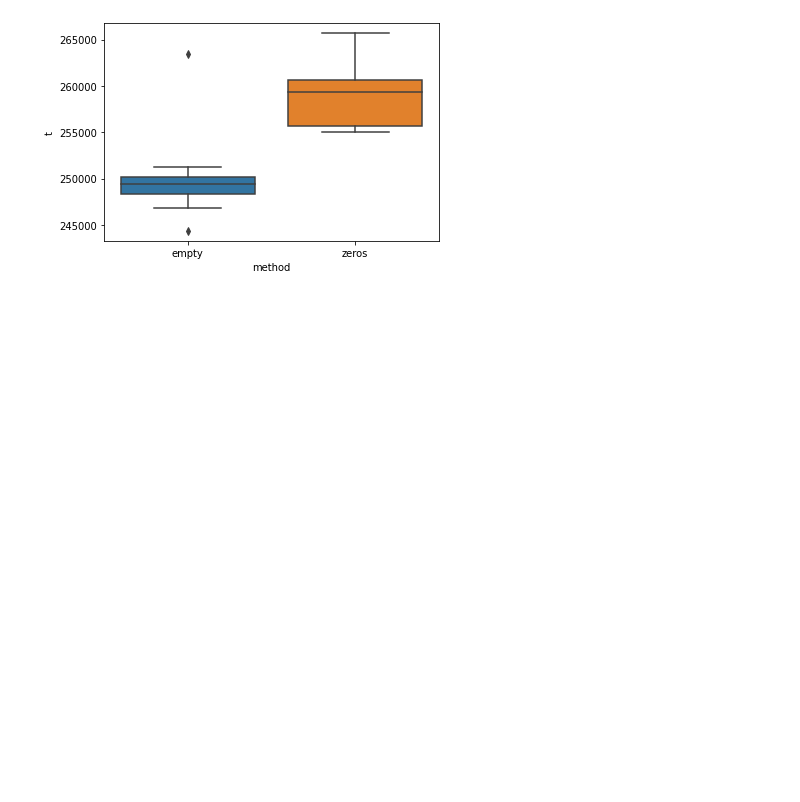
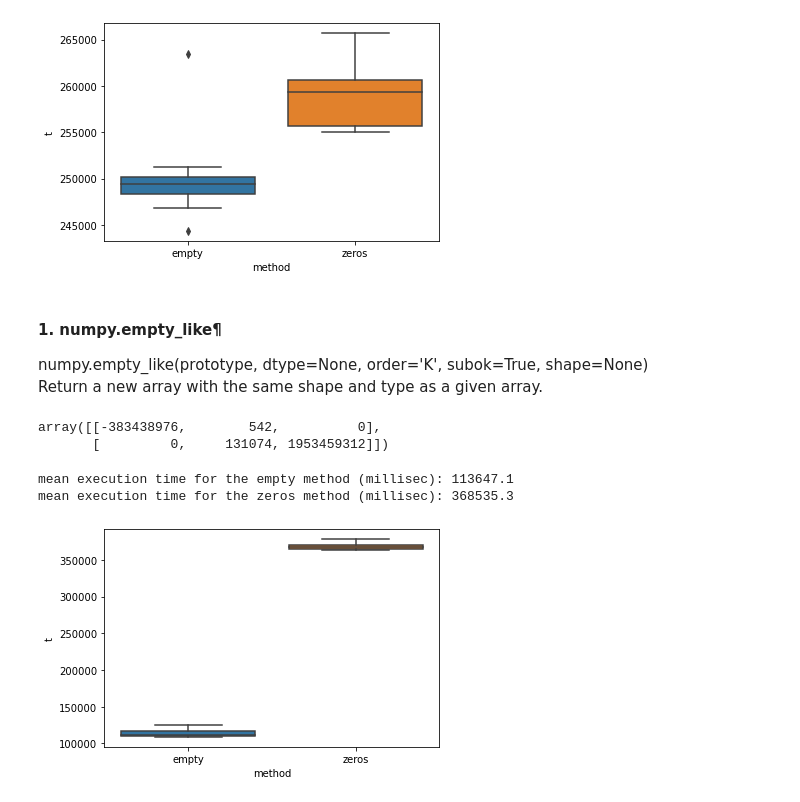
Before and after one commit to HirotakaNakagame/python_learning, a Jupyter notebook: numpy/numpy_array.ipynb, the cells around one changed output. Cells and saved outputs as stored; diff of their text form; code cells hidden in the pictures; blank space fills up the shorter version.

Commit message:
added empty_like

```diff
--- a/numpy/numpy_array.ipynb
+++ b/numpy/numpy_array.ipynb
@@ -166,3 +166,7 @@ compare_exec_time(N_TRIALS, N_REPS, (10, 10), "F")
 mean execution time for the empty method (millisec): 250173.8
 mean execution time for the zeros method (millisec): 259130.3
 [figure]
+# %% [markdown]
+#### 1. numpy.empty_like¶
+numpy.empty_like(prototype, dtype=None, order='K', subok=True, shape=None)
+Return a new array with the same shape and type as a given array.
@@ -168,0 +175,42 @@ mean execution time for the zeros method (millisec): 259130.3
+# %%
+np.empty_like(np_array_3_2)
+# %% [output]
+array([[-383438976,        542,          0],
+       [         0,     131074, 1953459312]])
+# %%
+def compare_exec_time_empty_like(n_trial: int, n_rep: int, shape: tuple, order: str) -> None:
+    t_empty, t_zeros = [], []
+
+    for _ in range(n_trial):
+        t_i = datetime.datetime.now()
+        for __ in range(n_rep):
+            ___ = np.empty_like(np.empty(shape=shape), order=order)
+        t_f = datetime.datetime.now()
+        del_t = (t_f - t_i).microseconds
+        t_empty.append(del_t)
+
+    for _ in range(n_trial):
+        t_i = datetime.datetime.now()
+        for __ in range(n_rep):
+            ___ = np.zeros_like(np.empty(shape=shape), order=order)
+        t_f = datetime.datetime.now()
+        del_t = (t_f - t_i).microseconds
+        t_zeros.append(del_t)
+
+    empty_df = pd.DataFrame({"method": "empty", "t": t_empty})
+    zeros_df = pd.DataFrame({"method": "zeros", "t": t_zeros})
+    t_df = pd.concat([empty_df, zeros_df], axis=0)
+
+    print(f"mean execution time for the empty method (millisec): {np.mean(t_empty)}")
+    print(f"mean execution time for the zeros method (millisec): {np.mean(t_zeros)}")
+
+    sns.boxplot(x='method', y='t', data=t_df)
+# %%
+N_TRIALS = 10
+N_REPS = 10**5
+# %%
+compare_exec_time_empty_like(N_TRIALS, N_REPS, (3, 3), "C")
+# %% [output]
+mean execution time for the empty method (millisec): 113647.1
+mean execution time for the zeros method (millisec): 368535.3
+[figure, added]
```
Also changed, not shown: parts of 8 cells of this notebook.
